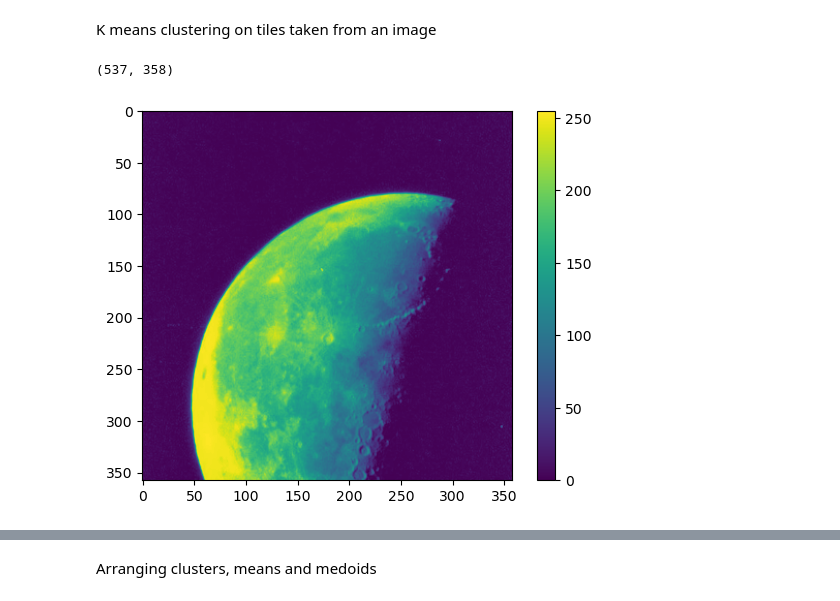
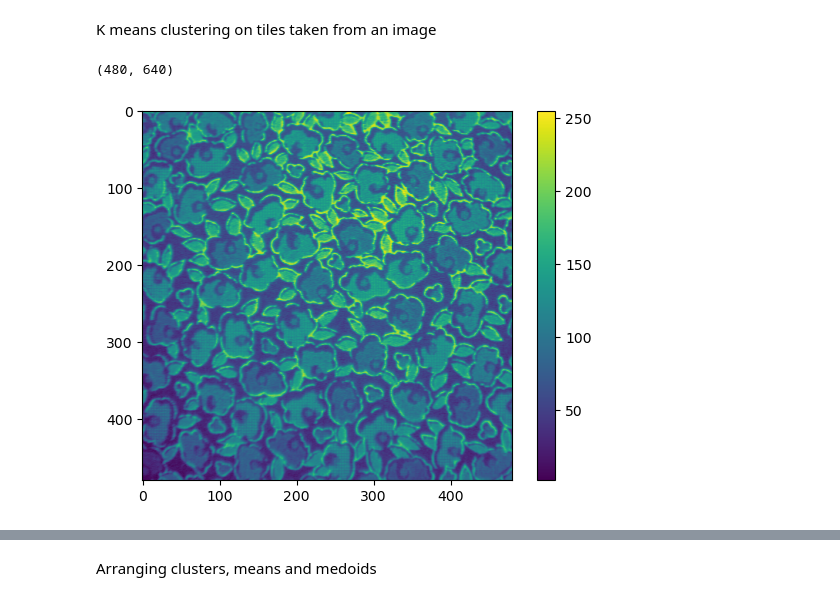
Before and after one commit to Tharindu-Nirmal/Image_Denoising, a Jupyter notebook: Clustering.ipynb, the cells around one changed output, grey strips where cells are left out. Cells and saved outputs as stored; diff of their text form; code cells hidden in the pictures.

```diff
--- a/Clustering.ipynb
+++ b/Clustering.ipynb
@@ -9,23 +9,23 @@ from scipy.spatial.distance import cdist
 # %% [markdown]
 K means clustering on tiles taken from an image
 # %%
-image_number = 5
+image_number = 10
 # dimensionality (N) of subspace = 64
 tile_w = 8
-num_clusters = 32
+
 
 image = cv2.imread(f"Dataset/Image{image_number}.png")
 image = cv2.cvtColor(image, cv2.COLOR_BGR2GRAY)
 print(image.shape)
 mindim = np.min(image.shape)
 image = image[:mindim, :mindim]
 
 plt.imshow(image)
 plt.colorbar()
 plt.show();
 # %% [output]
-(537, 358)
+(480, 640)
-[figure, old version]
+[figure, new version]
 # %%
 def return_tiles(image, tile_width):
     """
```
Also changed, not shown: parts of 12 cells of this notebook, 1 other file.
